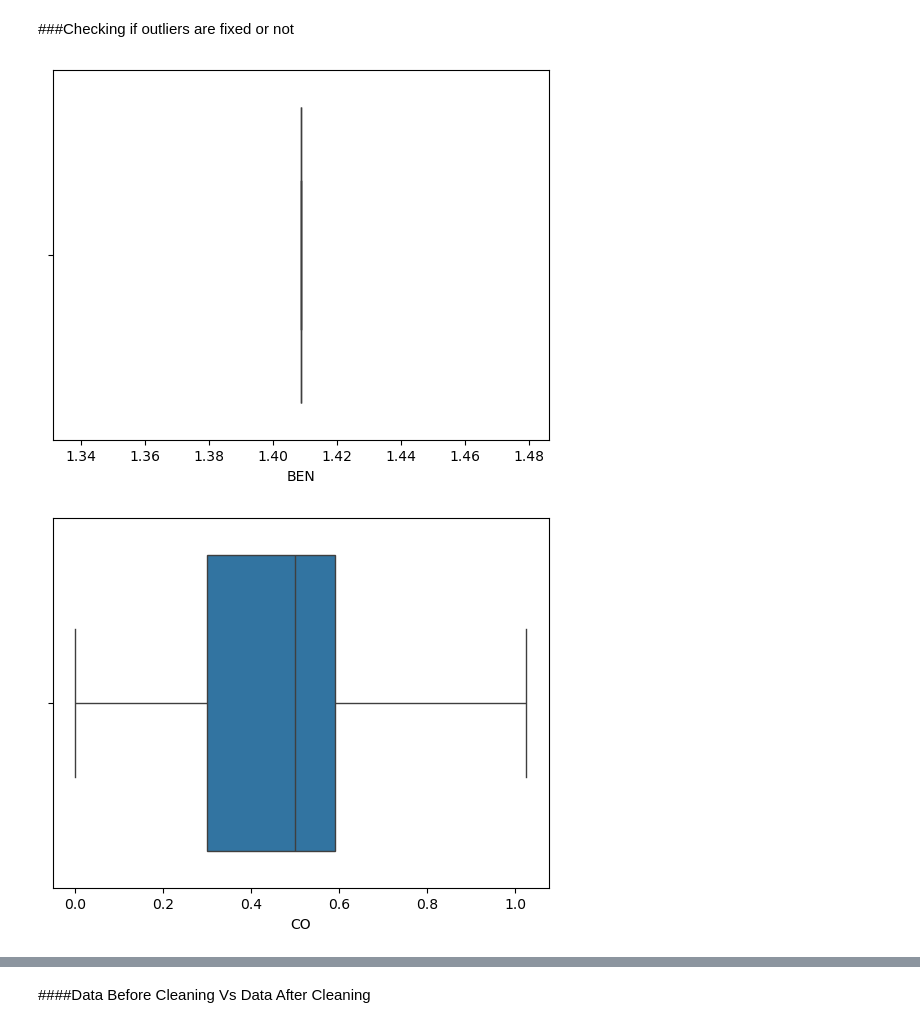
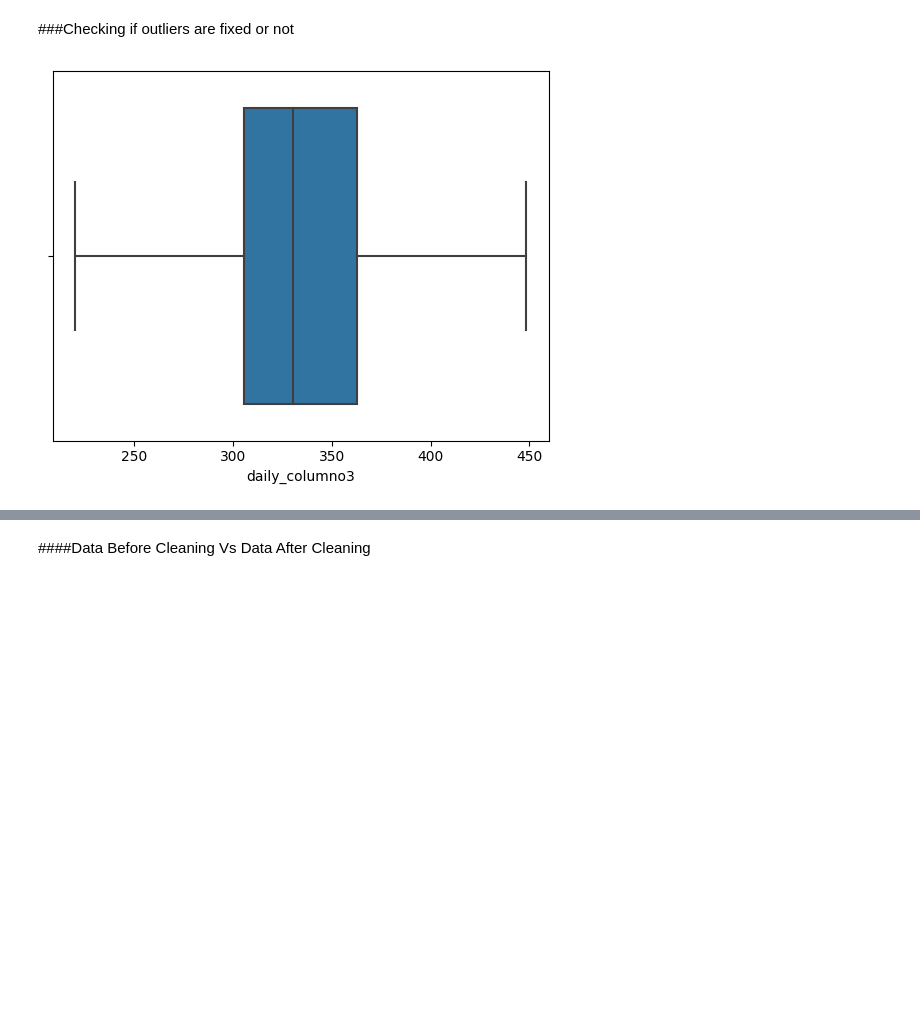
Before and after one commit to Abir784/Predictve-analysis-of-ozone-layer-using-ML, a Jupyter notebook: T2420363_Predictive Analysis of the Montreal Protocol's Impact on Ozone Layer Recovery and Skin Cancer Rates Using Machine Learning.ipynb, the cells around one changed output, grey strips where cells are left out. Drawn from its saved outputs; the diff is of its cells as text; code cells hidden in the pictures; blank space fills up the shorter version.

```diff
--- a/T2420363_Predictive Analysis of the Montreal Protocol's Impact on Ozone Layer Recovery and Skin Cancer Rates Using Machine Learning.ipynb
+++ b/T2420363_Predictive Analysis of the Montreal Protocol's Impact on Ozone Layer Recovery and Skin Cancer Rates Using Machine Learning.ipynb
@@ -305,7 +270,7 @@ import matplotlib.pyplot as plt
 correlation_threshold = 0.3  # Keep features with abs(correlation) >= 0.3
 
 # Get correlations of all features with 'O_3', excluding itself
-corr_with_target = corr["O_3"].drop("O_3")
+corr_with_target = corr["monthly_columno3"].drop("monthly_columno3")
 
 # Select features with strong negative correlation (abs value high)
 to_remove = corr_with_target[abs(corr_with_target) < correlation_threshold].index.tolist()
@@ -417,7 +389,7 @@ df.head()
 # %% [markdown]
 ###Cleaning datas where target value (O_3) is Null
 # %%
-df= df.dropna(subset=['O_3']) #i deleted all null rows to check the result
+df= df.dropna(subset=['daily_columno3']) #i deleted all null rows to check the result
 # df= df.dropna(subset=['NO_2'])
 # df= df.dropna(subset=['PM10'])
 # df= df.dropna(subset=['CO'])
@@ -431,26 +403,26 @@ New Shape after dropping null rows of  value:
 # %% [markdown]
 ###Imputing other NULL values using KNNI Imputer
 # %%
-df['CO'].fillna(df['CO'].mean(), inplace = True)
-df['NO_2'].fillna(df['NO_2'].mean(), inplace = True)
-df['SO_2'].fillna(df['SO_2'].mean(), inplace = True)
+# df['CO'].fillna(df['CO'].mean(), inplace = True)
+# df['NO_2'].fillna(df['NO_2'].mean(), inplace = True)
+# df['SO_2'].fillna(df['SO_2'].mean(), inplace = True)
 
-df['BEN'].fillna(df['BEN'].mean(), inplace = True)
-df['MXY'].fillna(df['MXY'].mean(), inplace = True)
-df['NMHC'].fillna(df['NMHC'].mean(), inplace = True)
-df['NOx'].fillna(df['NOx'].mean(), inplace = True)
+# df['BEN'].fillna(df['BEN'].mean(), inplace = True)
+# df['MXY'].fillna(df['MXY'].mean(), inplace = True)
+# df['NMHC'].fillna(df['NMHC'].mean(), inplace = True)
+# df['NOx'].fillna(df['NOx'].mean(), inplace = True)
 
 
-df['OXY'].fillna(df['OXY'].mean(), inplace = True)
-df['PXY'].fillna(df['PXY'].mean(), inplace = True)
-df['SO_2'].fillna(df['SO_2'].mean(), inplace = True)
-df['TCH'].fillna(df['TCH'].mean(), inplace = True)
+# df['OXY'].fillna(df['OXY'].mean(), inplace = True)
+# df['PXY'].fillna(df['PXY'].mean(), inplace = True)
+# df['SO_2'].fillna(df['SO_2'].mean(), inplace = True)
+# df['TCH'].fillna(df['TCH'].mean(), inplace = True)
 
 
-df['TOL'].fillna(df['TOL'].mean(), inplace = True)
-df['PM25'].fillna(df['PM25'].mean(), inplace = True)
-df['NO'].fillna(df['NO'].mean(), inplace = True)
-df['CH4'].fillna(df['CH4'].mean(), inplace = True)
+# df['TOL'].fillna(df['TOL'].mean(), inplace = True)
+# df['PM25'].fillna(df['PM25'].mean(), inplace = True)
+# df['NO'].fillna(df['NO'].mean(), inplace = True)
+# df['CH4'].fillna(df['CH4'].mean(), inplace = True)
 # %%
 print('Result After imputing:\n',df.isnull().sum())
 df.shape
@@ -492,16 +448,15 @@ Index(['date', 'BEN', 'CO', 'MXY', 'NMHC', 'NO_2', 'NOx', 'OXY', 'O_3', 'PXY',
 # %% [markdown]
 ###Treating those values which have outliers
 # %%
-for i in ['BEN', 'CO', 'MXY', 'NMHC','SO_2', 'PM25']:
+for i in ["daily_columno3"]:
   lw,uk=wisker(df[i])
   df[i]=np.where(df[i]>uk,uk,df[i])
   df[i]=np.where(df[i]<lw,lw,df[i])
 # %% [markdown]
 ###Checking if outliers are fixed or not
 # %%
-for i in ['BEN', 'CO', 'MXY', 'NMHC','SO_2', 'PM25']:
+for i in ["daily_columno3"]:
   sns.boxplot(data=df,x=i)
   plt.show()
 # %% [output]
-[figure, old version]
+[figure, new version]
-[figure, removed]
```
Also changed, not shown: parts of 28 cells of this notebook, 25 other files.
